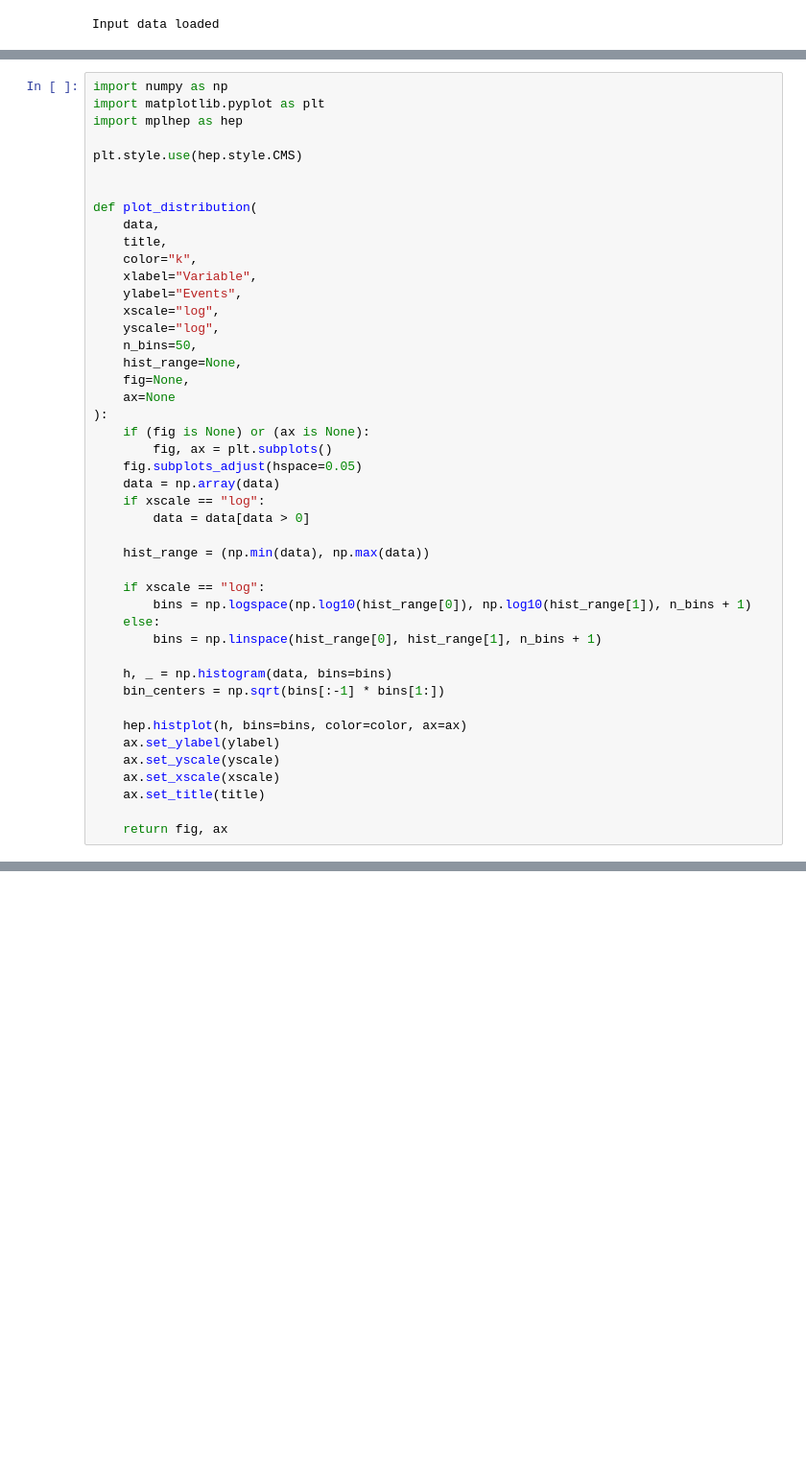
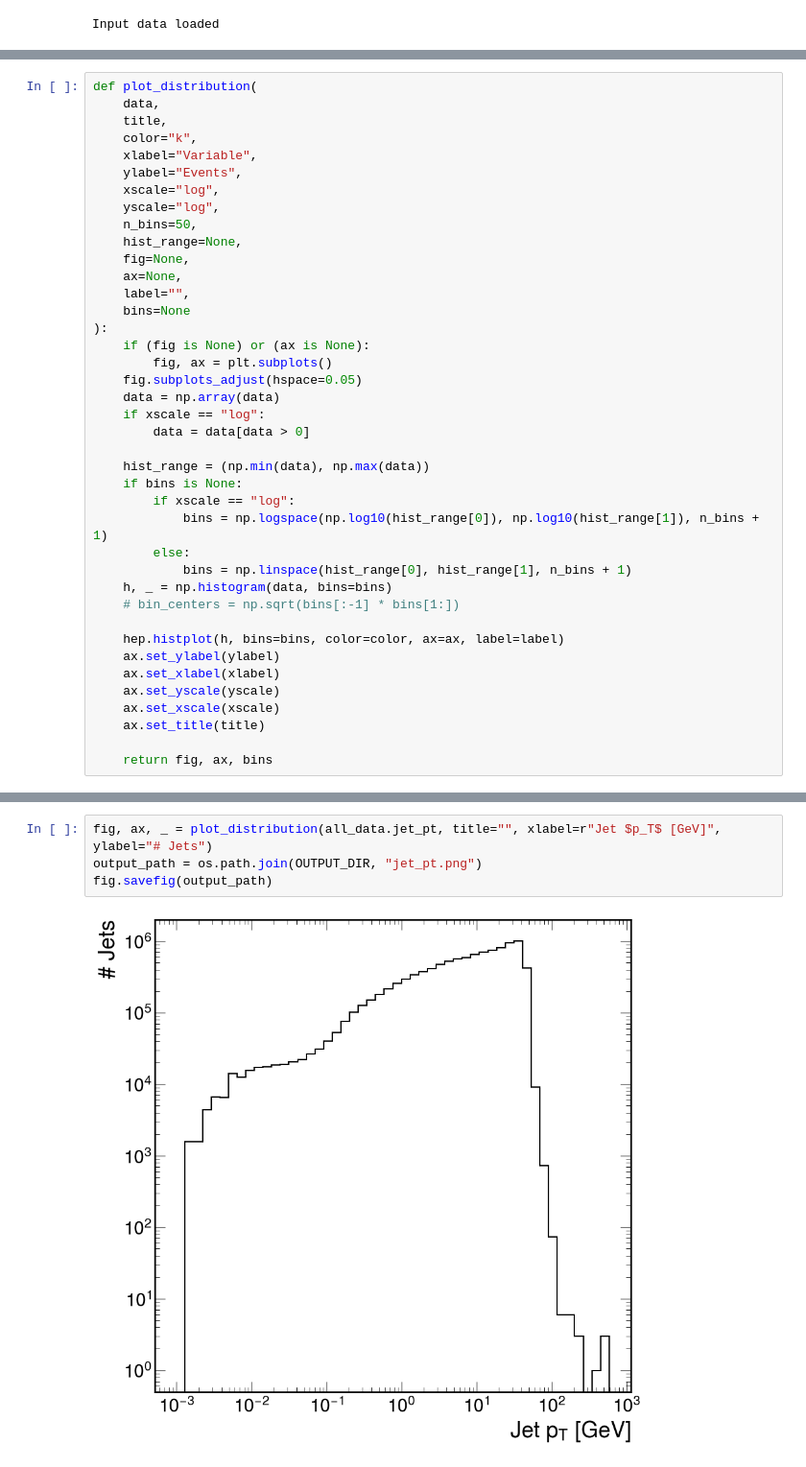
Before and after one commit to HEP-KBFI/ml-tau-data, a Jupyter notebook: ntupelizer/aleph/notebooks/ALEPH_data_overview.ipynb, the cells around one changed output, grey strips where cells are left out. Shown at 96% size. Cells and saved outputs as stored; diff of their text form; blank space fills up the shorter version.

```diff
--- a/ntupelizer/aleph/notebooks/ALEPH_data_overview.ipynb
+++ b/ntupelizer/aleph/notebooks/ALEPH_data_overview.ipynb
@@ -32,11 +118,4 @@ There are == 10 303 073 jets == in the dataset
 # %%
-import numpy as np
-import matplotlib.pyplot as plt
-import mplhep as hep
-
-plt.style.use(hep.style.CMS)
-
-
 def plot_distribution(
     data,
     title,
@@ -48,7 +127,9 @@ def plot_distribution(
     n_bins=50,
     hist_range=None,
     fig=None,
-    ax=None
+    ax=None,
+    label="",
+    bins=None
 ):
     if (fig is None) or (ax is None):
         fig, ax = plt.subplots()
@@ -58,19 +139,19 @@ def plot_distribution(
         data = data[data > 0]
 
     hist_range = (np.min(data), np.max(data))
+    if bins is None:
+        if xscale == "log":
+            bins = np.logspace(np.log10(hist_range[0]), np.log10(hist_range[1]), n_bins + 1)
+        else:
+            bins = np.linspace(hist_range[0], hist_range[1], n_bins + 1)
+    h, _ = np.histogram(data, bins=bins)
+    # bin_centers = np.sqrt(bins[:-1] * bins[1:])
 
-    if xscale == "log":
-        bins = np.logspace(np.log10(hist_range[0]), np.log10(hist_range[1]), n_bins + 1)
-    else:
-        bins = np.linspace(hist_range[0], hist_range[1], n_bins + 1)
-
-    h, _ = np.histogram(data, bins=bins)
-    bin_centers = np.sqrt(bins[:-1] * bins[1:])
-
-    hep.histplot(h, bins=bins, color=color, ax=ax)
+    hep.histplot(h, bins=bins, color=color, ax=ax, label=label)
     ax.set_ylabel(ylabel)
+    ax.set_xlabel(xlabel)
     ax.set_yscale(yscale)
     ax.set_xscale(xscale)
     ax.set_title(title)
 
-    return fig, ax
+    return fig, ax, bins
@@ -148,0 +158,6 @@ for key, value in info_dict.items():
+# %%
+fig, ax, _ = plot_distribution(all_data.jet_pt, title="", xlabel=r"Jet $p_T$ [GeV]", ylabel="# Jets")
+output_path = os.path.join(OUTPUT_DIR, "jet_pt.png")
+fig.savefig(output_path)
+# %% [output]
+[figure, added]
```
Also changed, not shown: parts of 42 cells of this notebook, 2 other files.
